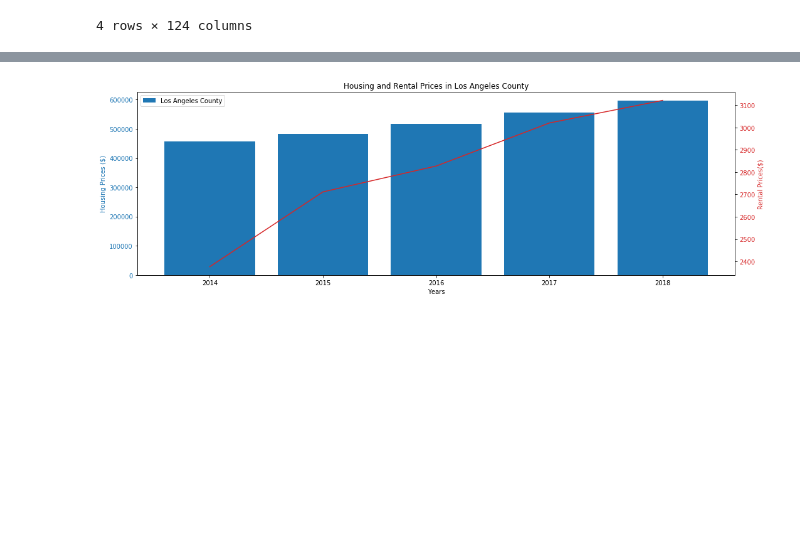
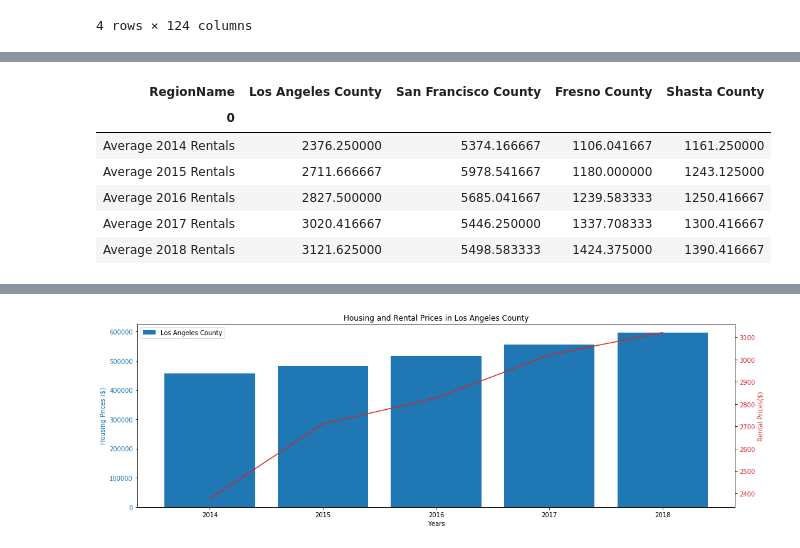
Before and after one commit to TrevorLovesMommy/Real-Estate-Project, a Jupyter notebook: temp/Rentals (1).ipynb, the cells around one changed output, grey strips where cells are left out. Saved outputs shown, nothing was run; the diff lists cells and outputs as text; code cells hidden in the pictures; blank space fills up the shorter version.

```diff
--- a/temp/Rentals (1).ipynb
+++ b/temp/Rentals (1).ipynb
@@ -71,8 +71,17 @@ selected_counties_years_df
 # %%
 
 selected_counties_years_df_transposed=selected_counties_years_df.transpose()
 selected_counties_years_df_transposed
 selected_counties_years_df_transposed.to_csv("../output files/rentals4counties.csv")
+selected_counties_years_df_transposed.head()
+# %% [output]
+| RegionName | Los Angeles County | San Francisco County | Fresno County | Shasta County |
+| 0 |  |  |  |  |
+| Average 2014 Rentals | 2376.250000 | 5374.166667 | 1106.041667 | 1161.250000 |
+| Average 2015 Rentals | 2711.666667 | 5978.541667 | 1180.000000 | 1243.125000 |
+| Average 2016 Rentals | 2827.500000 | 5685.041667 | 1239.583333 | 1250.416667 |
+| Average 2017 Rentals | 3020.416667 | 5446.250000 | 1337.708333 | 1300.416667 |
+| Average 2018 Rentals | 3121.625000 | 5498.583333 | 1424.375000 | 1390.416667 |
 # %%
 housingdata_df=pd.read_csv('../output files/zillow_clean_df.csv')
 housingdata_df.head()
```
Also changed, not shown: 4 other files.
